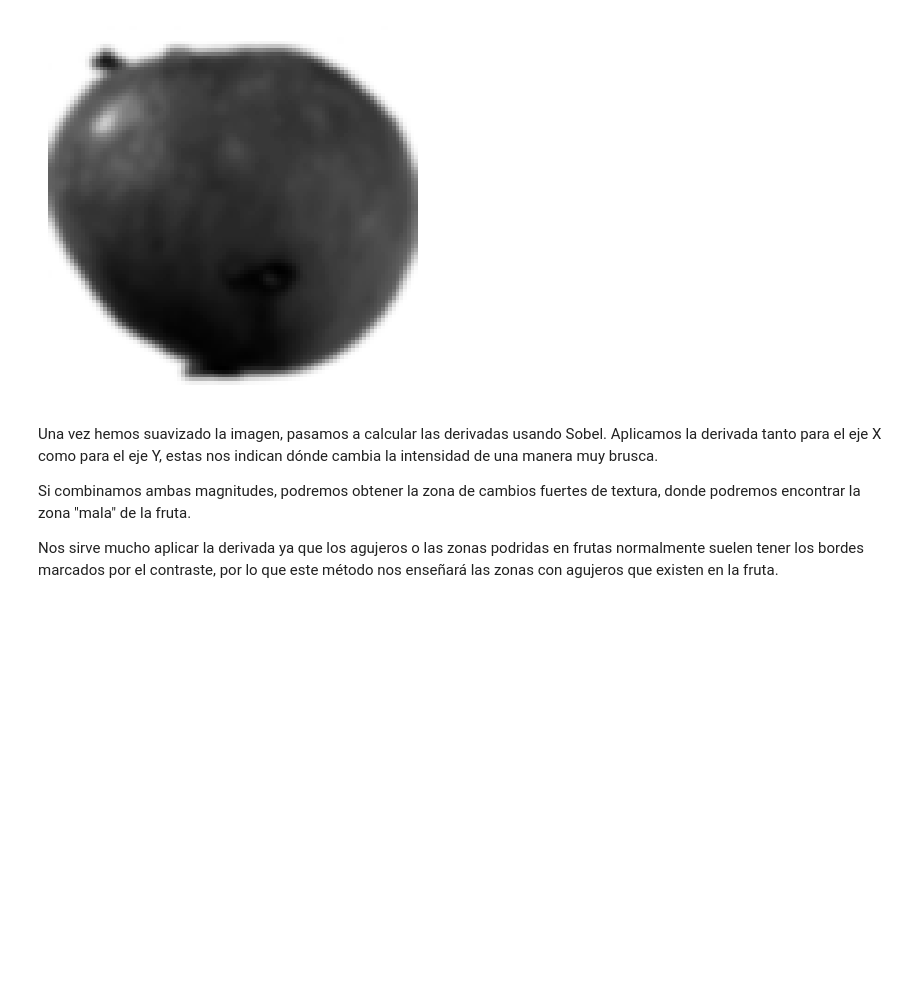
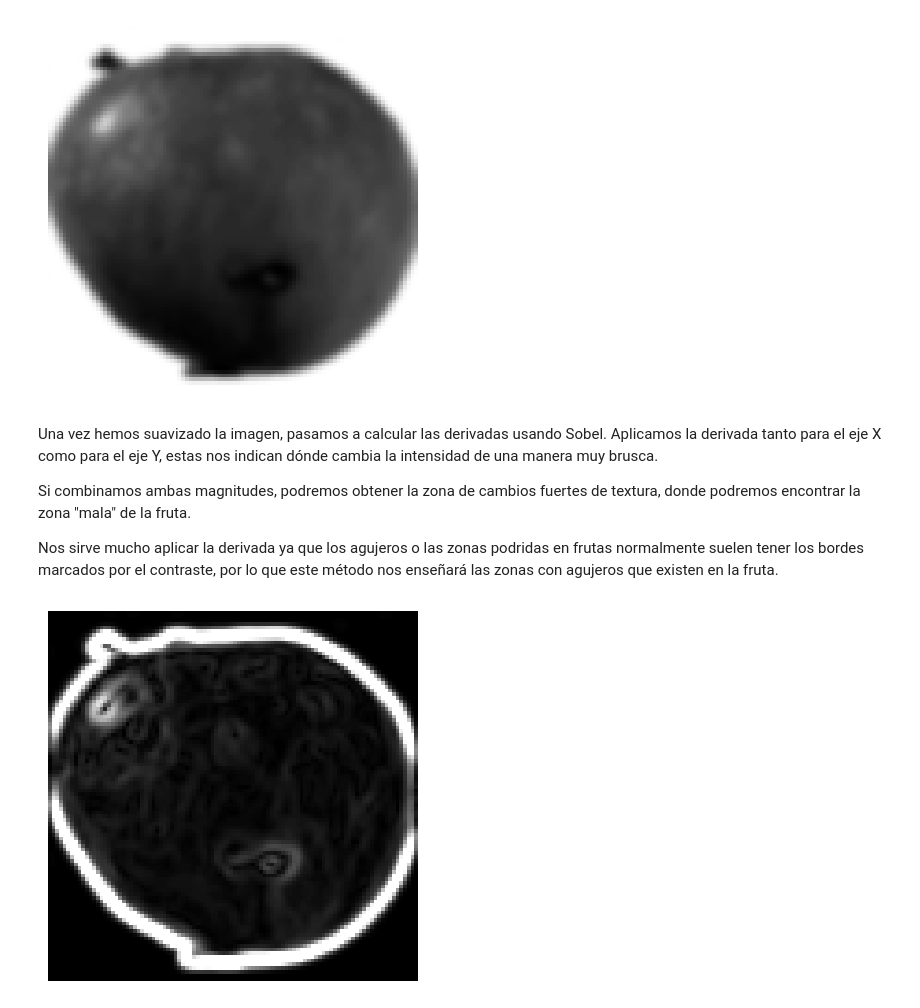
Before and after one commit to Chewi9/Fruit-Quality, a Jupyter notebook: Parte-1.ipynb, the cells around one changed output. Drawn from its saved outputs; the diff is of its cells as text; code cells hidden in the pictures; blank space fills up the shorter version.

```diff
--- a/Parte-1.ipynb
+++ b/Parte-1.ipynb
@@ -147,5 +147,11 @@ Nos sirve mucho aplicar la derivada ya que los agujeros o las zonas podridas en
 # %%
 sobelx = cv2.Sobel(gray_blur, cv2.CV_64F, 1, 0, ksize=3)
 sobely = cv2.Sobel(gray_blur, cv2.CV_64F, 0, 1, ksize=3)
 gradiente = cv2.magnitude(sobelx, sobely)
 gradiente = cv2.convertScaleAbs(gradiente)
+
+plt.imshow(gradiente, cmap='gray')
+plt.axis("off")
+plt.show()
+# %% [output]
+[figure, added]
```
Also changed, not shown: parts of 9 cells of this notebook.
